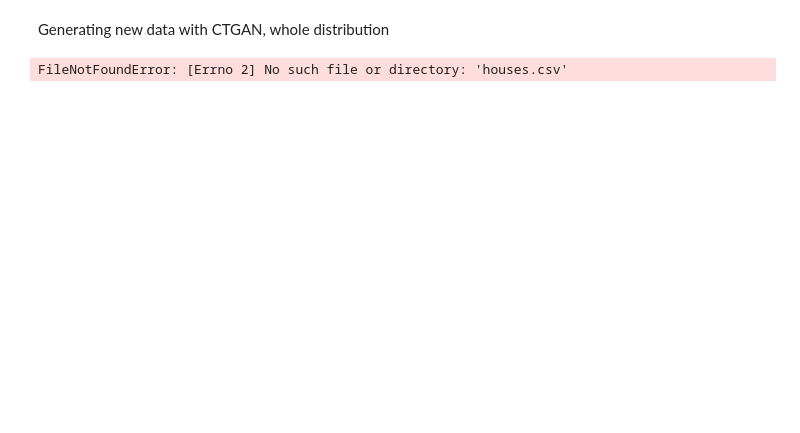
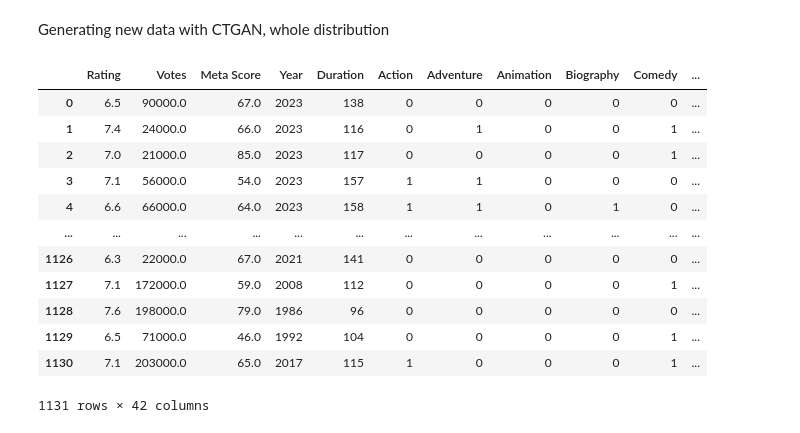
Before and after one commit to crypt0kitik/Advanced-data_analytics, a Jupyter notebook: 02 – Optimizing distributions/02 - Regression dataset/02 - CTGAN.ipynb, the cells around one changed output. Cells and saved outputs as stored; diff of their text form; code cells hidden in the pictures; blank space fills up the shorter version.

```diff
--- a/02 – Optimizing distributions/02 - Regression dataset/02 - CTGAN.ipynb
+++ b/02 – Optimizing distributions/02 - Regression dataset/02 - CTGAN.ipynb
@@ -1,17 +1,27 @@
 # %% [markdown]
  Generating new data with CTGAN, whole distribution
 # %%
-# pip install ctgan pandas
-# pip install imblearn
+ # pip install ctgan pandas
 
 import pandas as pd
 from imblearn.under_sampling import RandomUnderSampler
 import seaborn as sns
 from ctgan import CTGAN
 
 pd.set_option('display.float_format', '{:.1f}'.format)
-df = pd.read_csv("houses.csv")
-df = df.drop(["id", "date", "zipcode", "lat", "long"], axis=1)
+df = pd.read_csv("Numeric data (last year work).csv")
 df
 # %% [output]
+|  | Rating | Votes | Meta Score | Year | Duration | Action | Adventure | Animation | Biography | Comedy | ... |
+| 0 | 6.5 | 90000.0 | 67.0 | 2023 | 138 | 0 | 0 | 0 | 0 | 0 | ... |
+| 1 | 7.4 | 24000.0 | 66.0 | 2023 | 116 | 0 | 1 | 0 | 0 | 1 | ... |
+| 2 | 7.0 | 21000.0 | 85.0 | 2023 | 117 | 0 | 0 | 0 | 0 | 1 | ... |
+| 3 | 7.1 | 56000.0 | 54.0 | 2023 | 157 | 1 | 1 | 0 | 0 | 0 | ... |
+| 4 | 6.6 | 66000.0 | 64.0 | 2023 | 158 | 1 | 1 | 0 | 1 | 0 | ... |
+| ... | ... | ... | ... | ... | ... | ... | ... | ... | ... | ... | ... |
+| 1126 | 6.3 | 22000.0 | 67.0 | 2021 | 141 | 0 | 0 | 0 | 0 | 0 | ... |
+| 1127 | 7.1 | 172000.0 | 59.0 | 2008 | 112 | 0 | 0 | 0 | 0 | 1 | ... |
+| 1128 | 7.6 | 198000.0 | 79.0 | 1986 | 96 | 0 | 0 | 0 | 0 | 0 | ... |
+| 1129 | 6.5 | 71000.0 | 46.0 | 1992 | 104 | 0 | 0 | 0 | 0 | 1 | ... |
+| 1130 | 7.1 | 203000.0 | 65.0 | 2017 | 115 | 1 | 0 | 0 | 0 | 1 | ... |
-FileNotFoundError: [Errno 2] No such file or directory: 'houses.csv'
+1131 rows × 42 columns
```
Also changed, not shown: parts of 4 cells of this notebook, 1 other file.
